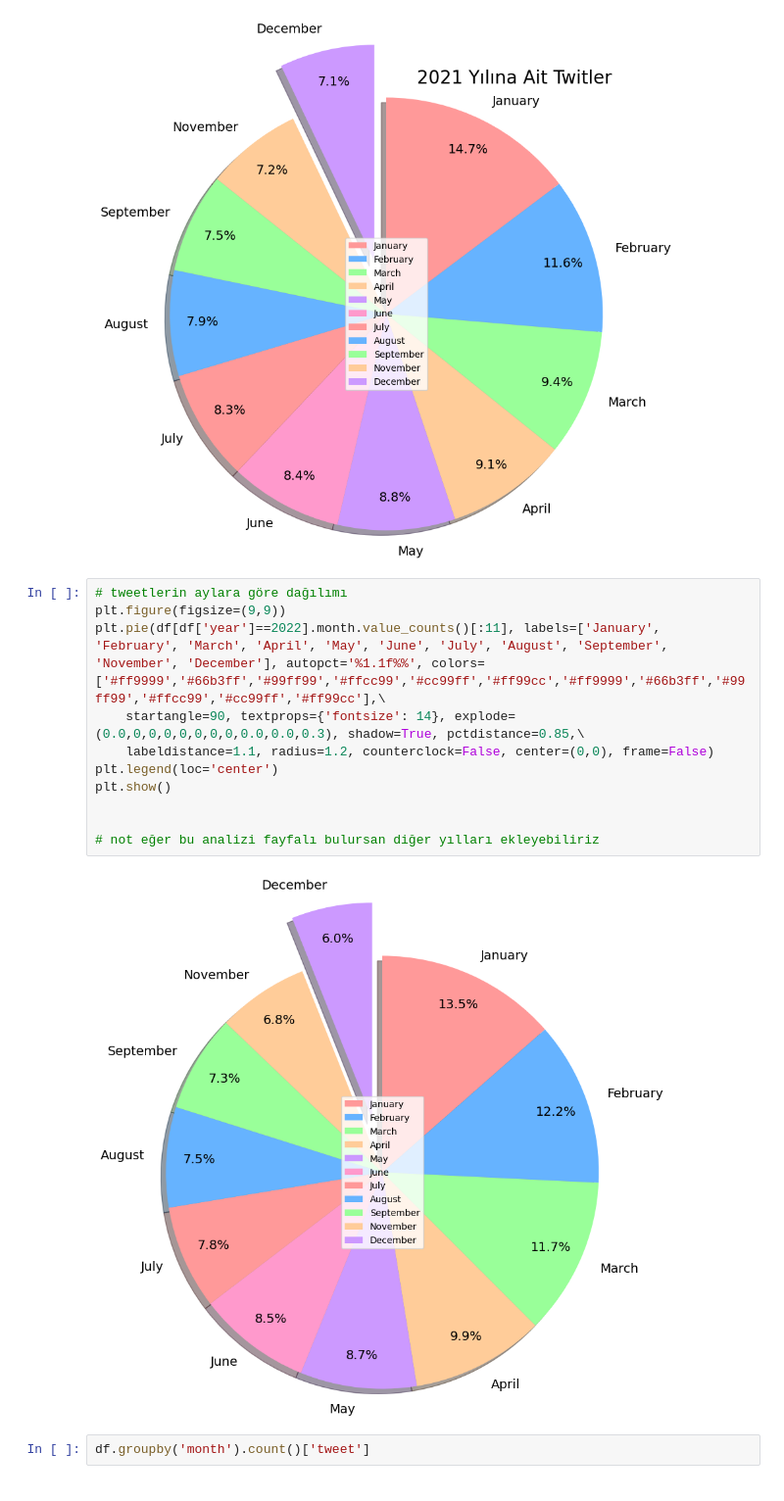
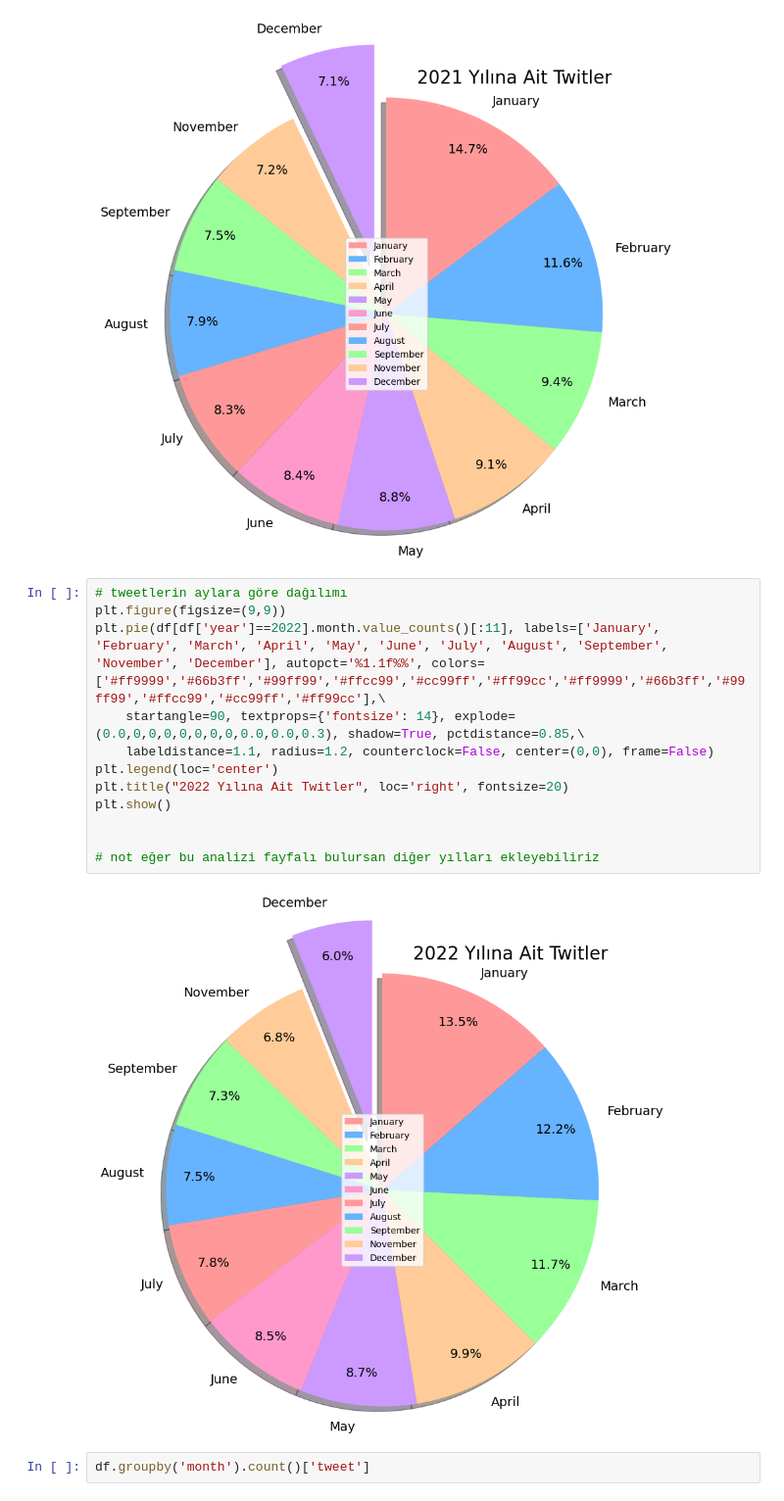
Before and after one commit to bunyaminkeles/tweet_analysis, a Jupyter notebook: analiz-1.ipynb, the cells around one changed output. Shown at 98% size. Saved outputs shown, nothing was run; the diff lists cells and outputs as text.

```diff
--- a/analiz-1.ipynb
+++ b/analiz-1.ipynb
@@ -190,16 +191,17 @@ plt.show()
 # %%
 # tweetlerin aylara göre dağılımı
 plt.figure(figsize=(9,9))
 plt.pie(df[df['year']==2022].month.value_counts()[:11], labels=['January', 'February', 'March', 'April', 'May', 'June', 'July', 'August', 'September', 'November', 'December'], autopct='%1.1f%%', colors=['#ff9999','#66b3ff','#99ff99','#ffcc99','#cc99ff','#ff99cc','#ff9999','#66b3ff','#99ff99','#ffcc99','#cc99ff','#ff99cc'],\
     startangle=90, textprops={'fontsize': 14}, explode=(0.0,0,0,0,0,0,0,0,0.0,0.0,0.3), shadow=True, pctdistance=0.85,\
     labeldistance=1.1, radius=1.2, counterclock=False, center=(0,0), frame=False)
 plt.legend(loc='center')
+plt.title("2022 Yılına Ait Twitler", loc='right', fontsize=20)
 plt.show()
 
 
 # not eğer bu analizi fayfalı bulursan diğer yılları ekleyebiliriz
 # %% [output]
-[figure, old version]
+[figure, new version]
 # %%
 df.groupby('month').count()['tweet']
 # %% [output]
```
Also changed, not shown: parts of 4 cells of this notebook, 1 other file.
